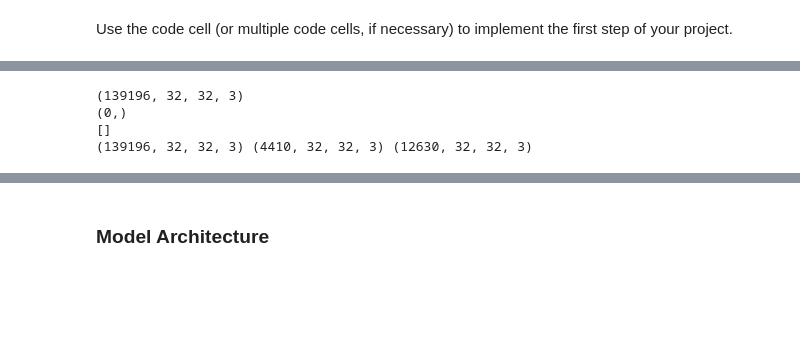
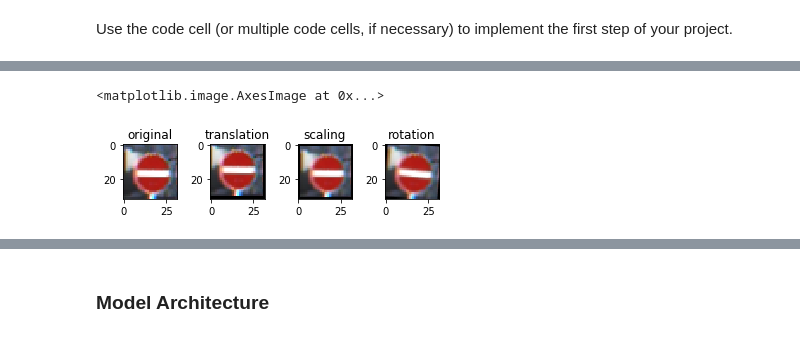
Before and after one commit to cjpan/CarND-Traffic-Sign-Classifier-Project, a Jupyter notebook: Traffic_Sign_Classifier.ipynb, the cells around one changed output, grey strips where cells are left out. Saved outputs shown, nothing was run; the diff lists cells and outputs as text; code cells hidden in the pictures; blank space fills up the shorter version.

```diff
--- a/Traffic_Sign_Classifier.ipynb
+++ b/Traffic_Sign_Classifier.ipynb
@@ -135,86 +174,48 @@ import numpy as np
 
 def random_translation(img):
     f1 = random.randint(-2, 2)
     f2 = random.randint(-2, 2)
     d = img.shape[0]
     M = np.float32([[1, 0, f1], [0, 1, f2]])
     dst = cv2.warpAffine(img, M, (d, d))
     return dst
 
 def random_rotation(img):
     degree = random.randint(-15, 15)
     d = img.shape[0]
     M = cv2.getRotationMatrix2D((d/2,d/2),degree,1)
     dst = cv2.warpAffine(img,M,(d,d))
     return dst
 
 def random_scaling(img):
     f = random.randint(-3, 3)
     d = img.shape[0]
     pts1 = np.float32([[f, f], [d-f, f], [f, d-f], [d-f,d-f]])
     pts2 = np.float32([[0, 0], [d, 0], [0, d], [d, d]])
     M = cv2.getPerspectiveTransform(pts1,pts2)
     dst = cv2.warpPerspective(img,M,(d, d))
     return dst
 
-def augment(X):
-    X_aug = []
-    for image in X:
-        translation = random_translation(image)
-        scaling = random_scaling(image)
-        rotation = random_rotation(image)
-        X_aug.append(image)
-        X_aug.append(translation)
-        X_aug.append(scaling)
-        X_aug.append(rotation)
-    return np.array(X_aug)
+translation = random_translation(image)
+scaling = random_scaling(image)
+rotation = random_rotation(image)
 
-def preprocess(X):
-    X_norm = []
-    for image in X:
-        image = cv2.cvtColor(image, cv2.COLOR_RGB2YUV)
-        channel_y = image[:,:,0]
-        channel_y = (channel_y - np.min(channel_y)) /  (np.max(channel_y) - np.min(channel_y))
-        #channel_y = channel_y / 255. * 0.8 + 0.1
-        channel_u = image[:,:,1]
-        channel_u = (channel_u - np.min(channel_u)) /  (np.max(channel_u) - np.min(channel_u))
-        #channel_u = channel_u / 255. * 0.8 + 0.1
-        channel_v = image[:,:,2]
-        channel_v = (channel_v - np.min(channel_v)) /  (np.max(channel_v) - np.min(channel_v))
-        #channel_v = channel_v / 255. * 0.8 + 0.1
-        image = cv2.merge((channel_y, channel_u, channel_v))
-        X_norm.append(image)
-    return np.array(X_norm)
+plt.figure(figsize=(6,1))
+p1 = plt.subplot(141)
+p1.set_title('original')
+p1.imshow(image, cmap='gray')
 
-def gray_preprocess(X):
-    X_norm = []
-    for image in X:
-        image = cv2.cvtColor(image, cv2.COLOR_RGB2GRAY)
-        image = (image - np.min(image)) / (np.max(image) - np.min(image))
-        X_norm.append(image.reshape(32, 32, 1))
-    return np.array(X_norm)
+p2 = plt.subplot(142)
+p2.set_title('translation')
+p2.imshow(translation, cmap='gray')
 
-X_train_all = augment(X_train)
-print(X_train_all.shape)
+p3 = plt.subplot(143)
+p3.set_title('scaling')
+p3.imshow(scaling, cmap='gray')
 
-X_train_all = preprocess(X_train_all)
-X_valid = preprocess(X_valid)
-X_test = preprocess(X_test)
-
-y_train_all = []
-for label in y_train:
-    y_train_all.append(label)
-    y_train_all.append(label)
-    y_train_all.append(label)
-    y_train_all.append(label)
-
-y_train_all = np.array(y_train_all)
-
-print(y_train_all.shape)
-print(y_train_all)
-print(X_train_all.shape, X_valid.shape, X_test.shape)
+p4 = plt.subplot(144)
+p4.set_title('rotation')
+p4.imshow(rotation, cmap='gray')
 # %% [output]
-(139196, 32, 32, 3)
-(0,)
-[]
-(139196, 32, 32, 3) (4410, 32, 32, 3) (12630, 32, 32, 3)
+<matplotlib.image.AxesImage at 0x...>
+[figure, added]
```
Also changed, not shown: parts of 18 cells of this notebook.
